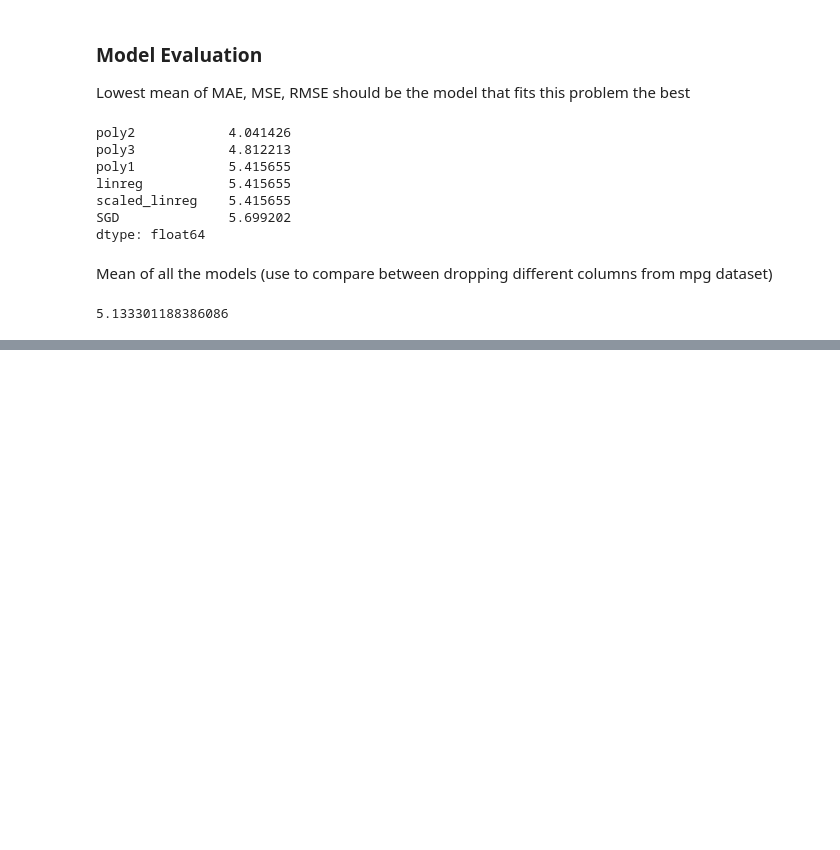
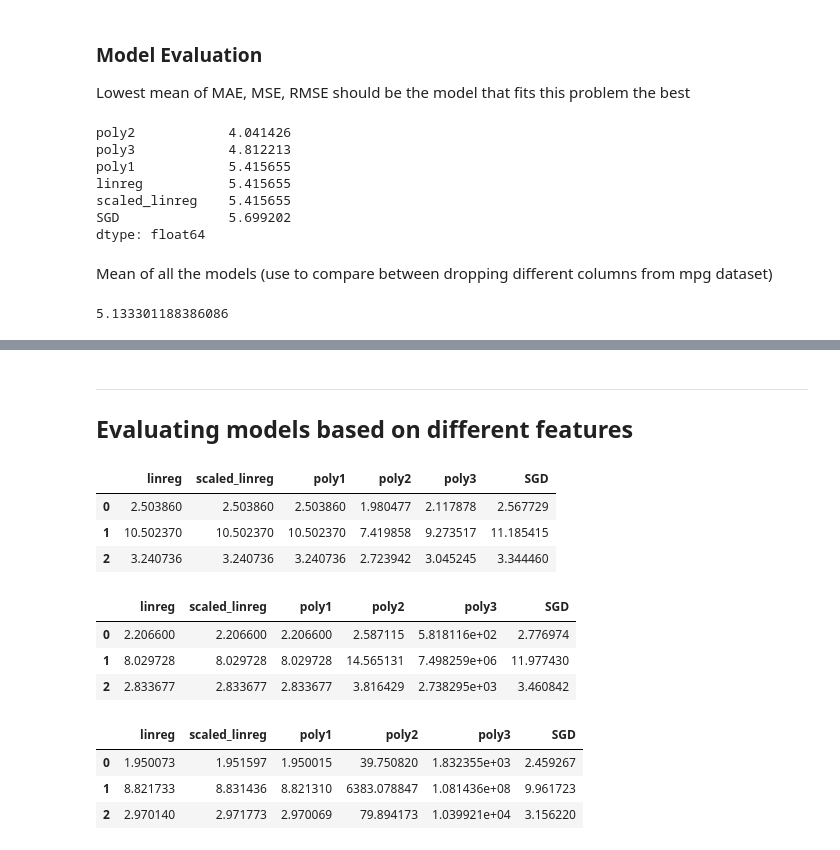
Before and after one commit to Andreas-Svensson/machine_learning, a Jupyter notebook: exercises/E2.ipynb, the cells around one changed output, grey strips where cells are left out. Cells and saved outputs as stored; diff of their text form; code cells hidden in the pictures; blank space fills up the shorter version.

Commit message:
playing around with feature engineering and evaluating errors

```diff
--- a/exercises/E2.ipynb
+++ b/exercises/E2.ipynb
@@ -297,0 +426,22 @@ df_metrics.mean().mean()
+# %%
+# creating new coulmns consisting of the product of all combinations of 2 different columns
+
+df["cylinders * displacement"] = df["cylinders"] * df["displacement"]
+df["cylinders * horsepower"] = df["cylinders"] * df["horsepower"]
+df["cylinders * weight"] = df["cylinders"] * df["weight"]
+df["cylinders * acceleration"] = df["cylinders"] * df["acceleration"]
+df["cylinders * model_year"] = df["cylinders"] * df["model_year"]
+
+df["displacement * horsepower"] = df["displacement"] * df["horsepower"]
+df["displacement * weight"] = df["displacement"] * df["weight"]
+df["displacement * acceleration"] = df["displacement"] * df["acceleration"]
+df["displacement * model_year"] = df["displacement"] * df["model_year"]
+
+df["horsepower * weight"] = df["horsepower"] * df["weight"]
+df["horsepower * acceleration"] = df["horsepower"] * df["acceleration"]
+df["horsepower * model_year"] = df["horsepower"] * df["model_year"]
+
+df["weight * acceleration"] = df["weight"] * df["acceleration"]
+df["weight * model_year"] = df["weight"] * df["model_year"]
+
+df["acceleration * model_year"] = df["acceleration"] * df["model_year"]
@@ -297,0 +451,43 @@ df_metrics.mean().mean()
+# %%
+X, y = df.iloc[:, 1:], df.iloc[:,0]
+
+X_train, X_test, y_train, y_test = train_test_split(X, y, test_size = 0.2, random_state = 42)
+# %% [markdown]
+---
+## Evaluating models based on different features
+# %%
+X_train_default = X_train.iloc[:, 0:6]
+X_test_default = X_test.iloc[:, 0:6]
+
+# evaluation based on default dataset features
+df_default = eval_all_models(X_train_default, y_train, X_test_default, y_test)
+
+df_default
+# %% [output]
+|  | linreg | scaled_linreg | poly1 | poly2 | poly3 | SGD |
+| 0 | 2.503860 | 2.503860 | 2.503860 | 1.980477 | 2.117878 | 2.567729 |
+| 1 | 10.502370 | 10.502370 | 10.502370 | 7.419858 | 9.273517 | 11.185415 |
+| 2 | 3.240736 | 3.240736 | 3.240736 | 2.723942 | 3.045245 | 3.344460 |
+# %%
+X_train_multiplied = X_train.iloc[:, -15:]
+X_test_multiplied = X_test.iloc[:, -15:]
+
+# evaluation based on all multiplied features
+df_multiplied = eval_all_models(X_train_multiplied, y_train, X_test_multiplied, y_test)
+
+df_multiplied
+# %% [output]
+|  | linreg | scaled_linreg | poly1 | poly2 | poly3 | SGD |
+| 0 | 2.206600 | 2.206600 | 2.206600 | 2.587115 | 5.818116e+02 | 2.776974 |
+| 1 | 8.029728 | 8.029728 | 8.029728 | 14.565131 | 7.498259e+06 | 11.977430 |
+| 2 | 2.833677 | 2.833677 | 2.833677 | 3.816429 | 2.738295e+03 | 3.460842 |
+# %%
+# evaluation based on ALL features (default and engineered)
+df_all = eval_all_models(X_train, y_train, X_test, y_test)
+
+df_all
+# %% [output]
+|  | linreg | scaled_linreg | poly1 | poly2 | poly3 | SGD |
+| 0 | 1.950073 | 1.951597 | 1.950015 | 39.750820 | 1.832355e+03 | 2.459267 |
+| 1 | 8.821733 | 8.831436 | 8.821310 | 6383.078847 | 1.081436e+08 | 9.961723 |
+| 2 | 2.970140 | 2.971773 | 2.970069 | 79.894173 | 1.039921e+04 | 3.156220 |
```
Also changed, not shown: parts of 11 cells of this notebook.
